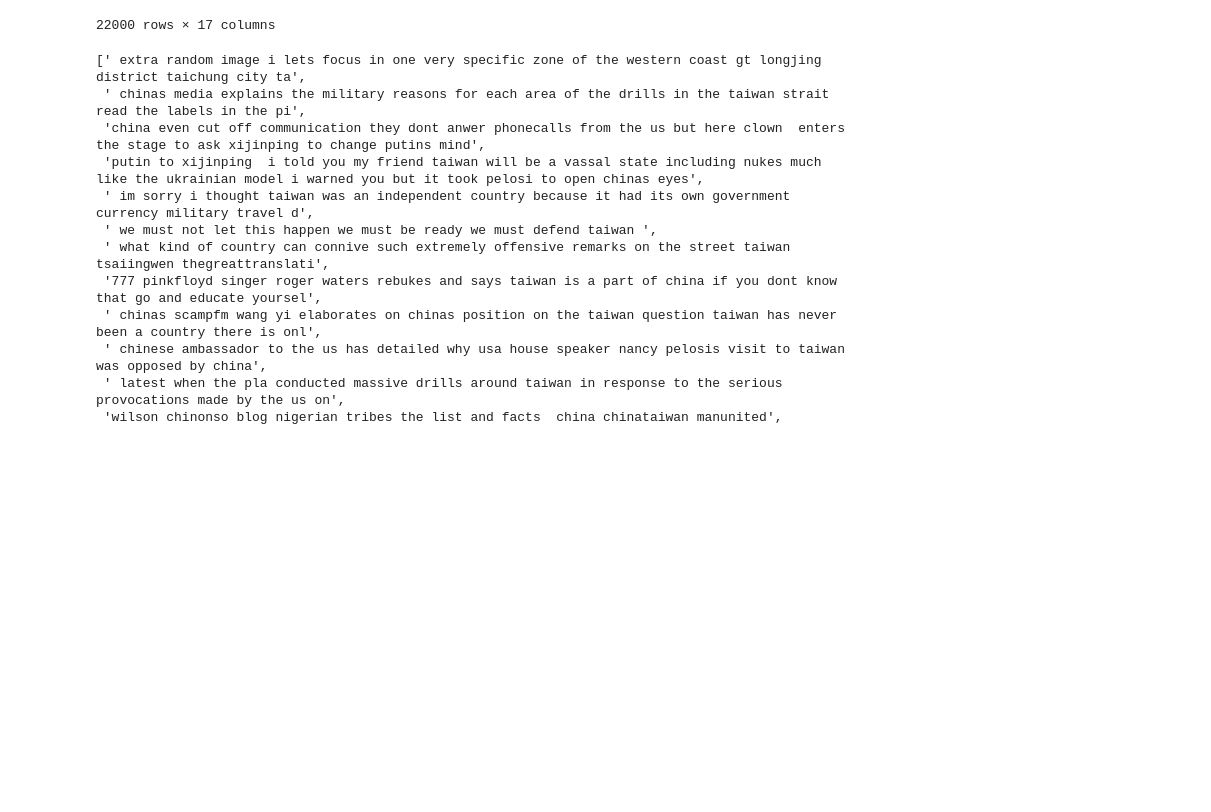
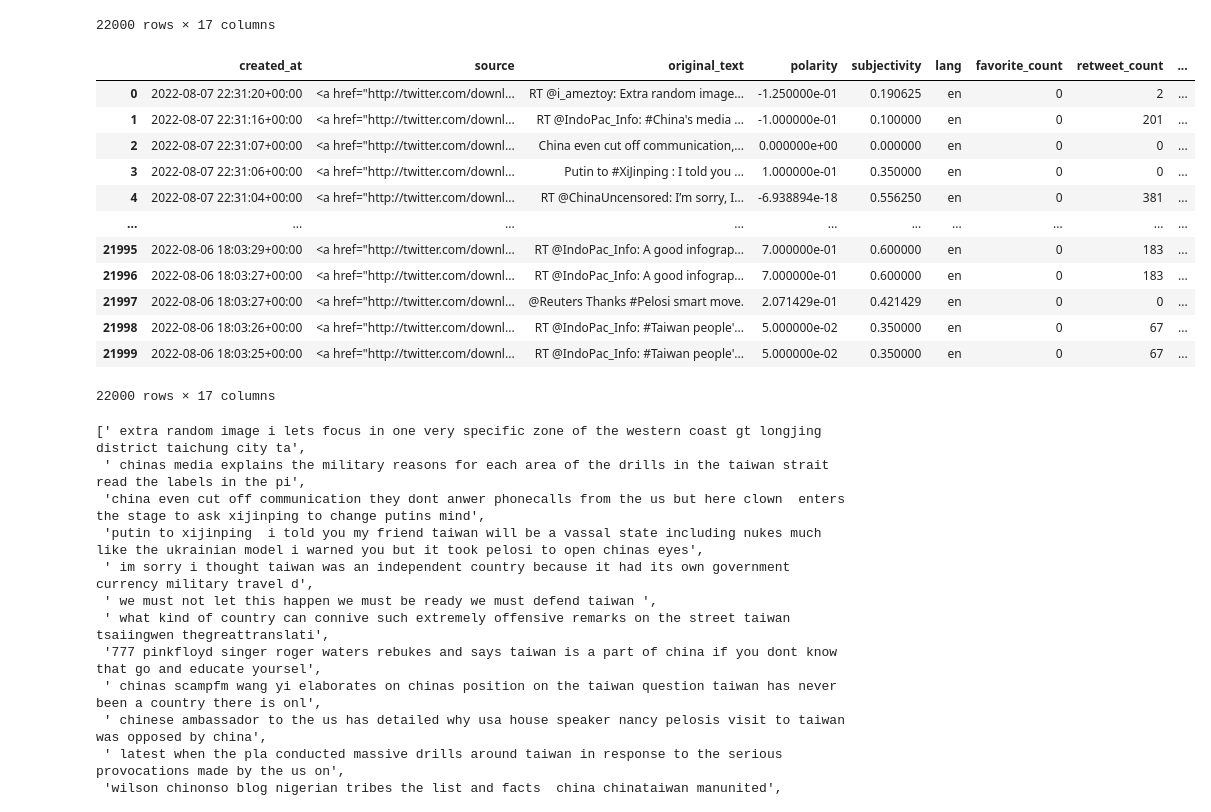
Before and after one commit to SennayT/Twitter-Data-Analysis-Template, a Jupyter notebook: task-3.ipynb, the cells around one changed output. Saved outputs shown, nothing was run; the diff lists cells and outputs as text; code cells hidden in the pictures; blank space fills up the shorter version.

Commit message:
add further cleaning

```diff
--- a/task-3.ipynb
+++ b/task-3.ipynb
@@ -43,21 +58,25 @@ Automation in Action...!!!
 | 21998 | Sat Aug 06 18:03:26 +0000 2022 | <a href="http://twitter.com/downl... | RT @IndoPac_Info: #Taiwan people'... | 5.000000e-02 | 0.350000 | en | 0 | 67 | ... |
 | 21999 | Sat Aug 06 18:03:25 +0000 2022 | <a href="http://twitter.com/downl... | RT @IndoPac_Info: #Taiwan people'... | 5.000000e-02 | 0.350000 | en | 0 | 67 | ... |
 22000 rows × 17 columns
-# %%
-def clean_text(txt):
-    txt = re.sub(r"RT[\s]+", "", txt)
-    txt = txt.replace("\n", " ")
-    txt = re.sub(" +", " ", txt)
-    txt = re.sub(r"https?:\/\/\S+", "", txt)
-    txt = re.sub(r"(@[A-Za-z0–9_]+)|[^\w\s]|#", "", txt)
-    #txt = emoji.replace_emoji(txt, replace='')
-    txt.strip()
-    return txt
-
-df["clean_text"] = df["original_text"].apply(clean_text)
-df['clean_text']=df['clean_text'].astype(str)
-df['clean_text'] = df['clean_text'].apply(lambda x: x.lower())
-df['clean_text']= df['clean_text'].apply(lambda x: x.translate(str.maketrans(' ', ' ', string.punctuation)))
+# %%
+df = cl.convert_to_datetime(df)
+df = cl.drop_duplicate(df)
+df = cl.remove_non_english_tweets(df)
+df = cl.convert_to_numbers(df)
+# %% [output]
+|  | created_at | source | original_text | polarity | subjectivity | lang | favorite_count | retweet_count | ... |
+| 0 | 2022-08-07 22:31:20+00:00 | <a href="http://twitter.com/downl... | RT @i_ameztoy: Extra random image... | -1.250000e-01 | 0.190625 | en | 0 | 2 | ... |
+| 1 | 2022-08-07 22:31:16+00:00 | <a href="http://twitter.com/downl... | RT @IndoPac_Info: #China's media ... | -1.000000e-01 | 0.100000 | en | 0 | 201 | ... |
+| 2 | 2022-08-07 22:31:07+00:00 | <a href="http://twitter.com/downl... | China even cut off communication,... | 0.000000e+00 | 0.000000 | en | 0 | 0 | ... |
+| 3 | 2022-08-07 22:31:06+00:00 | <a href="http://twitter.com/downl... | Putin to #XiJinping : I told you ... | 1.000000e-01 | 0.350000 | en | 0 | 0 | ... |
+| 4 | 2022-08-07 22:31:04+00:00 | <a href="http://twitter.com/downl... | RT @ChinaUncensored: I’m sorry, I... | -6.938894e-18 | 0.556250 | en | 0 | 381 | ... |
+| ... | ... | ... | ... | ... | ... | ... | ... | ... | ... |
+| 21995 | 2022-08-06 18:03:29+00:00 | <a href="http://twitter.com/downl... | RT @IndoPac_Info: A good infograp... | 7.000000e-01 | 0.600000 | en | 0 | 183 | ... |
+| 21996 | 2022-08-06 18:03:27+00:00 | <a href="http://twitter.com/downl... | RT @IndoPac_Info: A good infograp... | 7.000000e-01 | 0.600000 | en | 0 | 183 | ... |
+| 21997 | 2022-08-06 18:03:27+00:00 | <a href="http://twitter.com/downl... | @Reuters Thanks #Pelosi smart move. | 2.071429e-01 | 0.421429 | en | 0 | 0 | ... |
+| 21998 | 2022-08-06 18:03:26+00:00 | <a href="http://twitter.com/downl... | RT @IndoPac_Info: #Taiwan people'... | 5.000000e-02 | 0.350000 | en | 0 | 67 | ... |
+| 21999 | 2022-08-06 18:03:25+00:00 | <a href="http://twitter.com/downl... | RT @IndoPac_Info: #Taiwan people'... | 5.000000e-02 | 0.350000 | en | 0 | 67 | ... |
+22000 rows × 17 columns
 # %%
 sentence_list = [tweet for tweet in df['clean_text']]
 sentence_list
```
Also changed, not shown: parts of 1 cell of this notebook.
